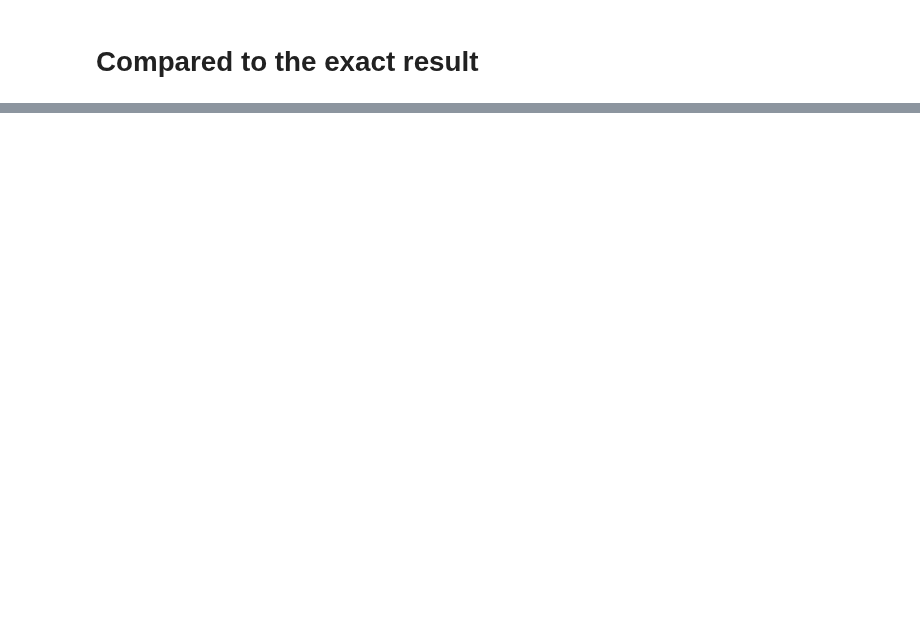
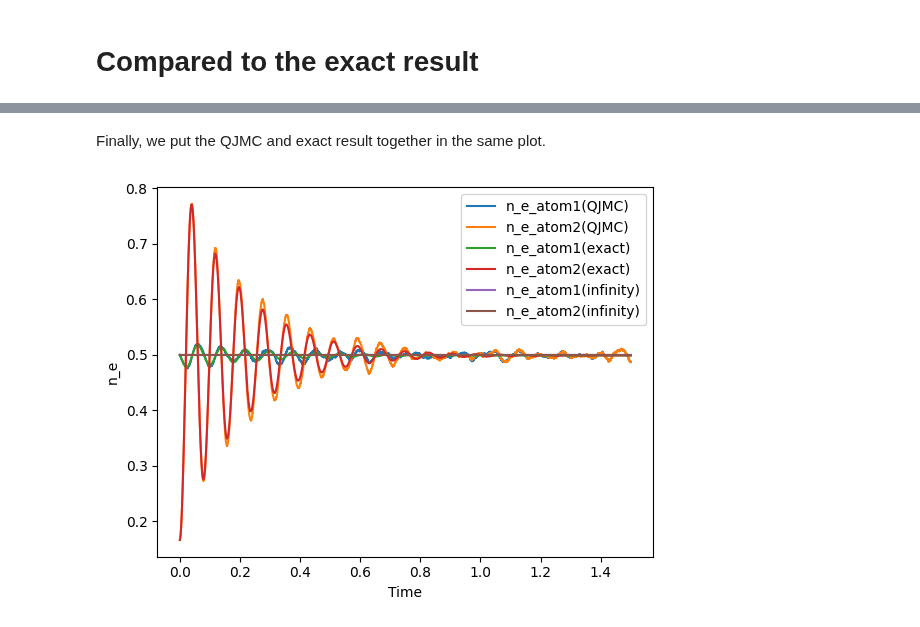
Before and after one commit to JSKao/Computational-Quantum-Many-Body-Physics, a Jupyter notebook: OpenQuantumNEW.ipynb, the cells around one changed output, grey strips where cells are left out. Cells and saved outputs as stored; diff of their text form; code cells hidden in the pictures; blank space fills up the shorter version.

```diff
--- a/OpenQuantumNEW.ipynb
+++ b/OpenQuantumNEW.ipynb
@@ -876,0 +961,15 @@ plt.show()
+# %%
+# Calculate eigenvalues and eigenvectors
+M2 = Matrix(M2)
+eigenvalues = M2.eigenvals()
+eigenvectors = M2.eigenvects()
+# %%
+# Store in numpy data
+vectors = []
+values = []
+for i in range(16):
+    value = np.squeeze(np.array(eigenvectors[i][0]).astype(complex))
+    vector = np.squeeze(np.array(eigenvectors[i][2]).astype(complex))
+    values.append(value)
+    vectors.append(vector)
+values = np.squeeze(values)
@@ -876,0 +1001,10 @@ plt.show()
+# %%
+norm1 = vectors[13][0]+vectors[13][5]+vectors[13][10]+vectors[13][15]
+norm2 = vectors[14][0]+vectors[14][5]+vectors[14][10]+vectors[14][15]
+n_e_1_infty1 = (vectors[13][10]+vectors[13][15])/norm1
+n_e_2_infty1 = (vectors[13][5]+vectors[13][15])/norm1
+n_e_1_infty2 = (vectors[14][10]+vectors[14][15])/norm2
+n_e_2_infty2 = (vectors[14][5]+vectors[14][15])/norm2
+
+print(n_e_1_infty1, n_e_2_infty1)
+print(n_e_1_infty2, n_e_2_infty2)
@@ -876,0 +1076,23 @@ plt.show()
+# %% [markdown]
+Finally, we put the QJMC and exact result together in the same plot.
+# %%
+min_length = min(len(time_values), len(n_e_1_avg_array), len(t_values), len(n_e_1_values))
+n_e_1_QJMC_aligned = n_e_1_avg_array[:min_length]
+n_e_2_QJMC_aligned = n_e_2_avg_array[:min_length]
+n_e_1_exact_aligned = n_e_1_values[:min_length]
+n_e_2_exact_aligned = n_e_2_values[:min_length]
+time_array_aligned = t_values[:min_length]
+
+plt.plot(time_array_aligned, n_e_1_QJMC_aligned, label='n_e_atom1(QJMC)')
+plt.plot(time_array_aligned, n_e_2_QJMC_aligned, label='n_e_atom2(QJMC)')
+plt.plot(time_array_aligned, n_e_1_exact_aligned, label='n_e_atom1(exact)')
+plt.plot(time_array_aligned, n_e_2_exact_aligned, label='n_e_atom2(exact)')
+plt.plot(time_array_aligned, n_e_1_infty_values, label='n_e_atom1(infinity)')
+plt.plot(time_array_aligned, n_e_2_infty_values, label='n_e_atom2(infinity)')
+
+plt.xlabel('Time')
+plt.ylabel('n_e')
+plt.legend()
+plt.show()
+# %% [output]
+[figure, added]
```
Also changed, not shown: parts of 52 cells of this notebook.
